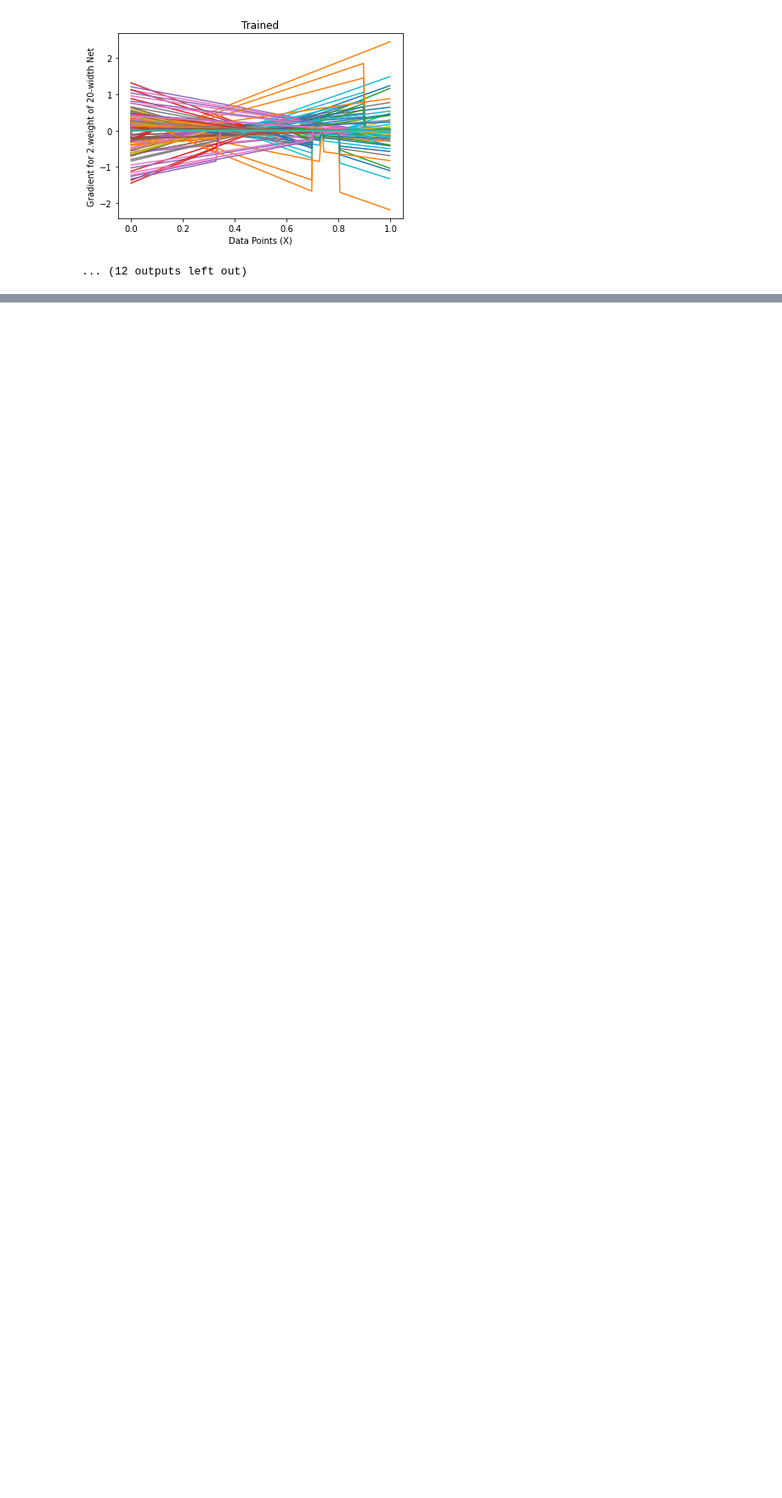
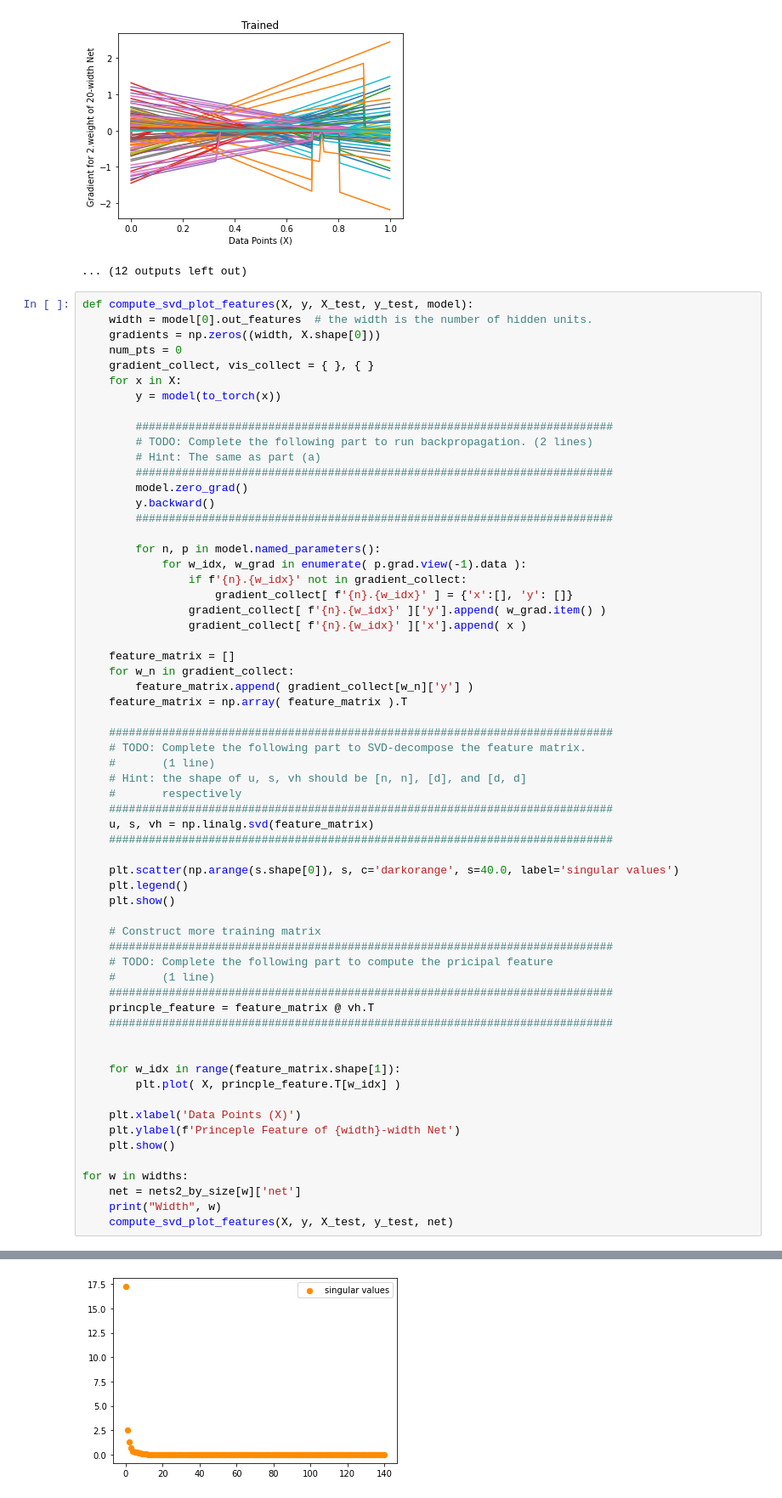
Before and after one commit to DanielEtaat/GoogleColabs, a Jupyter notebook: hw2_visualization_linearization.ipynb, the cells around one changed output, grey strips where cells are left out. Shown at 85% size. Drawn from its saved outputs; the diff is of its cells as text; blank space fills up the shorter version.

```diff
--- a/hw2_visualization_linearization.ipynb
+++ b/hw2_visualization_linearization.ipynb
@@ -706,3 +706,66 @@ for width in nets_by_size:
 [figure]
 [figure]
 ... (12 outputs left out)
+# %%
+def compute_svd_plot_features(X, y, X_test, y_test, model):
+    width = model[0].out_features  # the width is the number of hidden units.
+    gradients = np.zeros((width, X.shape[0]))
+    num_pts = 0
+    gradient_collect, vis_collect = { }, { }
+    for x in X:
+        y = model(to_torch(x))
+
+        ########################################################################
+        # TODO: Complete the following part to run backpropagation. (2 lines)
+        # Hint: The same as part (a)
+        ########################################################################
+        model.zero_grad()
+        y.backward()
+        ########################################################################
+
+        for n, p in model.named_parameters():
+            for w_idx, w_grad in enumerate( p.grad.view(-1).data ):
+                if f'{n}.{w_idx}' not in gradient_collect:
+                    gradient_collect[ f'{n}.{w_idx}' ] = {'x':[], 'y': []}
+                gradient_collect[ f'{n}.{w_idx}' ]['y'].append( w_grad.item() )
+                gradient_collect[ f'{n}.{w_idx}' ]['x'].append( x )
+
+    feature_matrix = []
+    for w_n in gradient_collect:
+        feature_matrix.append( gradient_collect[w_n]['y'] )
+    feature_matrix = np.array( feature_matrix ).T
+
+    ############################################################################
+    # TODO: Complete the following part to SVD-decompose the feature matrix.
+    #       (1 line)
+    # Hint: the shape of u, s, vh should be [n, n], [d], and [d, d]
+    #       respectively
+    ############################################################################
+    u, s, vh = np.linalg.svd(feature_matrix)
+    ############################################################################
+
+    plt.scatter(np.arange(s.shape[0]), s, c='darkorange', s=40.0, label='singular values')
+    plt.legend()
+    plt.show()
+
+    # Construct more training matrix
+    ############################################################################
+    # TODO: Complete the following part to compute the pricipal feature
+    #       (1 line)
+    ############################################################################
+    princple_feature = feature_matrix @ vh.T
+    ############################################################################
+
+
+    for w_idx in range(feature_matrix.shape[1]):
+        plt.plot( X, princple_feature.T[w_idx] )
+
+    plt.xlabel('Data Points (X)')
+    plt.ylabel(f'Princeple Feature of {width}-width Net')
+    plt.show()
+
+for w in widths:
+    net = nets2_by_size[w]['net']
+    print("Width", w)
+    compute_svd_plot_features(X, y, X_test, y_test, net)
+# %% [output]
@@ -708,0 +773 @@ for width in nets_by_size:
+[figure, added]
```
Also changed, not shown: parts of 1 cell of this notebook.
